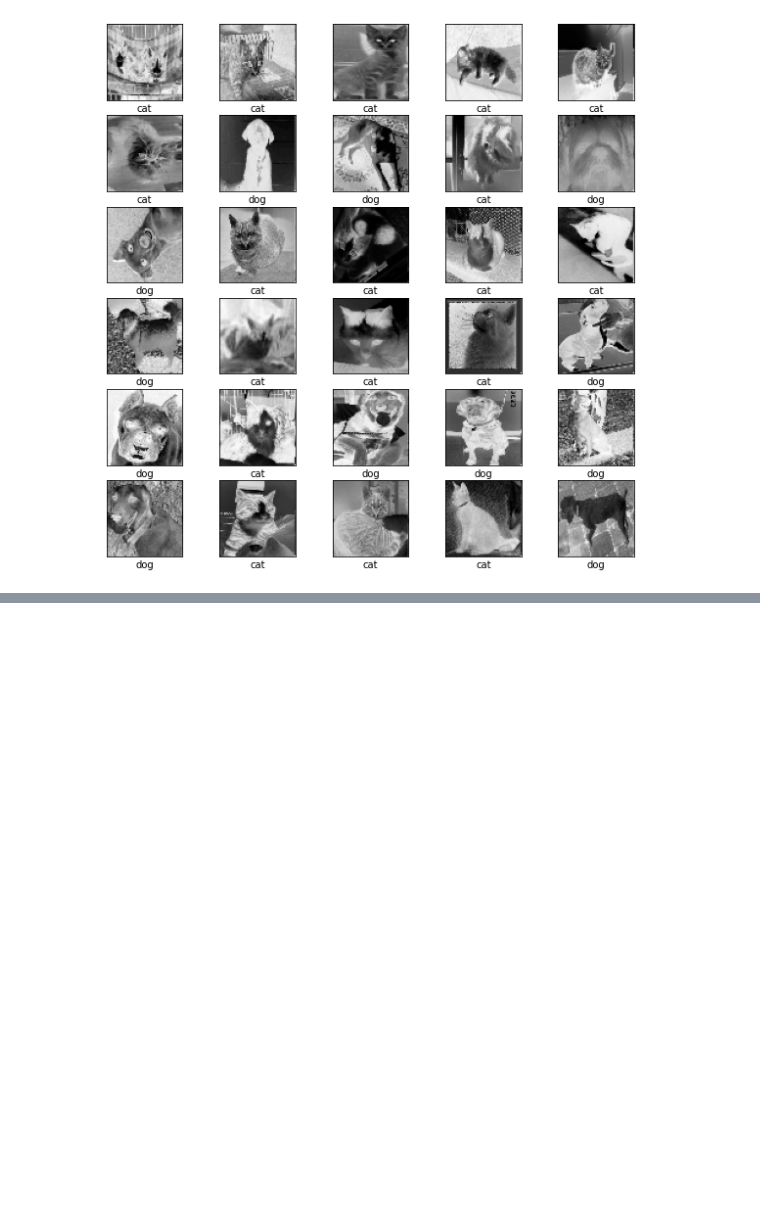
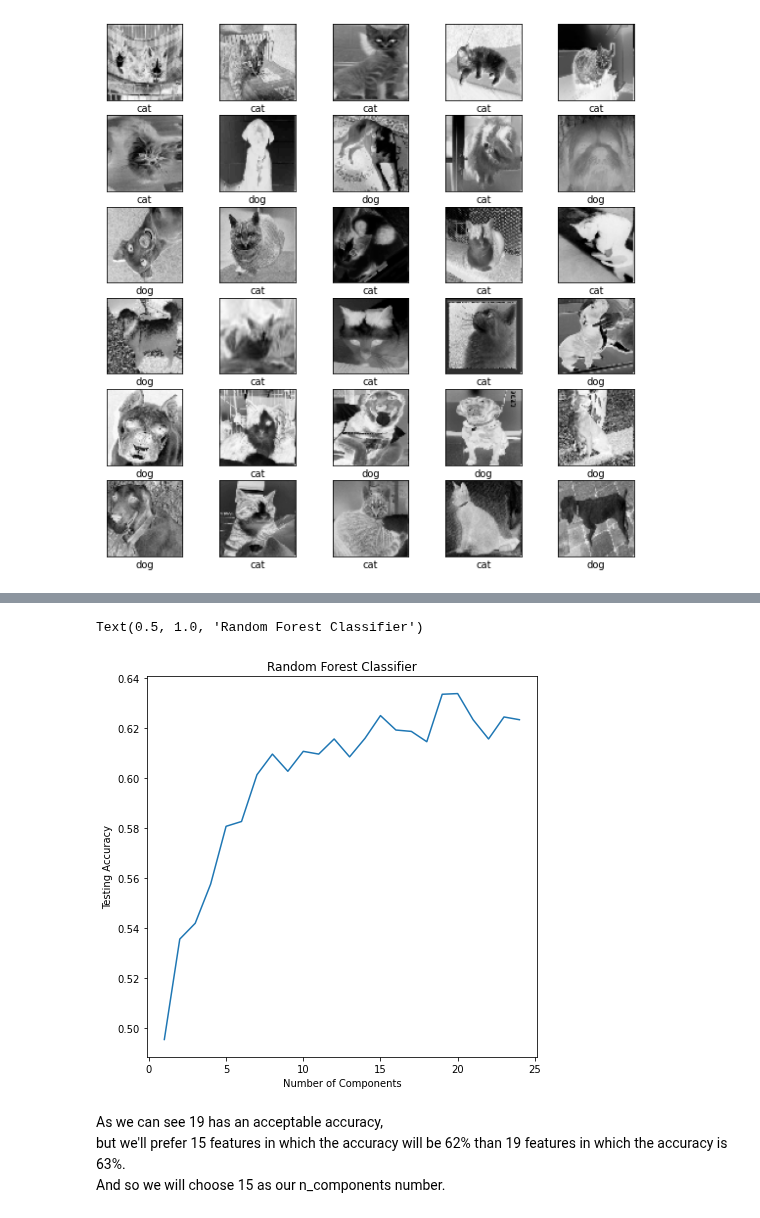
Before and after one commit to Esther-Bi/Data-Simulation-Semester-B-2021-Final-Project, a Jupyter notebook: Notebook 3 - dogsVScats.ipynb, the cells around one changed output, grey strips where cells are left out. Cells and saved outputs as stored; diff of their text form; code cells hidden in the pictures; blank space fills up the shorter version.

```diff
--- a/Notebook 3 - dogsVScats.ipynb
+++ b/Notebook 3 - dogsVScats.ipynb
@@ -181,0 +282,6 @@ for i in range(30):
+# %%
+k_range = list(range(1,25))
+scores_0_25 = []
+for k in k_range:
+    score = PiplineScore(RandomForestClassifier , k)
+    scores_0_25.append(score)
@@ -181,0 +306,12 @@ for i in range(30):
+# %%
+plt.figure(figsize=(7,7))
+plt.plot(k_range, scores_0_25)
+plt.xlabel('Number of Components')
+plt.ylabel('Testing Accuracy')
+plt.title('Random Forest Classifier')
+# %% [output]
+Text(0.5, 1.0, 'Random Forest Classifier')
+[figure, added]
+# %% [markdown]
+As we can see 19 has an acceptable accuracy,<br>but we'll prefer 15 features in which the accuracy will be 62% than 19 features in which the accuracy is 63%.<br>
+And so we will choose 15 as our n_components number.
```
Also changed, not shown: parts of 16 cells of this notebook.
